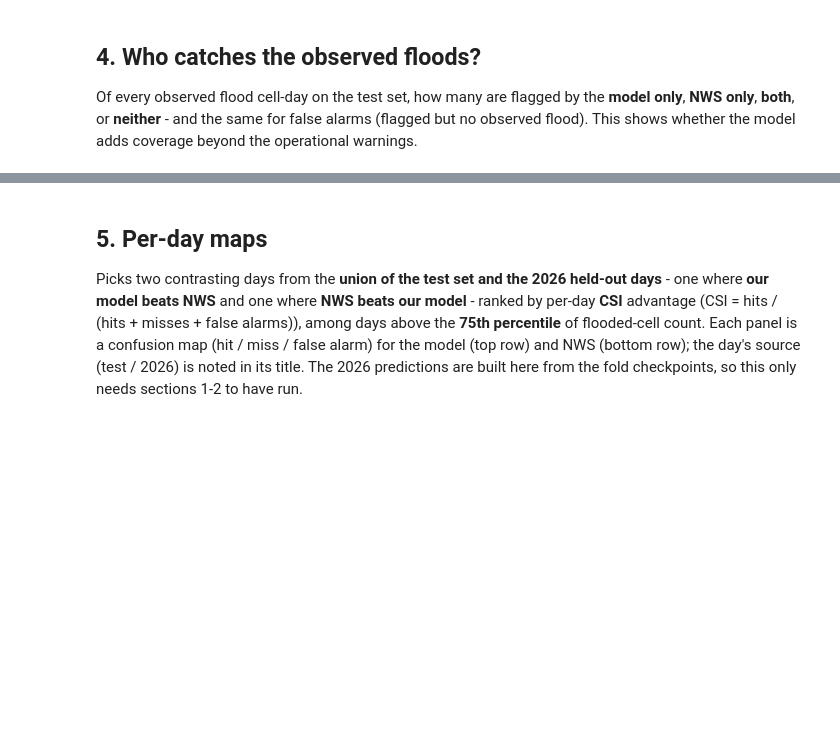
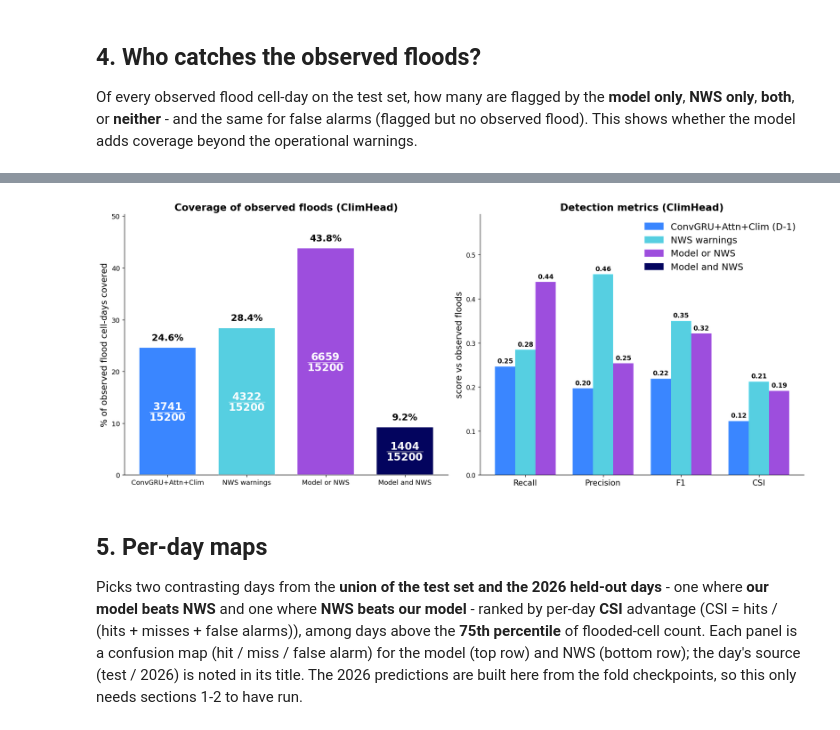
Before and after one commit to imbishal7/goes-signatures-for-flood, a Jupyter notebook: notebooks/model/03_vs_nws_warnings.ipynb, the cells around one changed output, grey strips where cells are left out. Cells and saved outputs as stored; diff of their text form; code cells hidden in the pictures; blank space fills up the shorter version.

```diff
--- a/notebooks/model/03_vs_nws_warnings.ipynb
+++ b/notebooks/model/03_vs_nws_warnings.ipynb
@@ -39,9 +39,12 @@ from floodlens import foldsplit
 from floodlens.config import STATES_GEOJSON, UNIFIED_PARQUET, build_grid_cells, model_artifact
 from floodlens.gridindex import build_pix2cell
 import floodlens.trainers.convgru_attn as convgru_attn  # noqa: E402
+import floodlens.trainers.convgru_attn_clim as convgru_attn_clim  # noqa: E402
 
 DEVICE = "cuda:0" if torch.cuda.is_available() else "cpu"
-DEEP = {"convgru_attn": convgru_attn}          # committed model (nb03 is ConvGRU+attn only)
+# Two deep models compared here: the committed ConvGRU+attn and the same model with
+# a per-cell climatology prior (ClimHead). Both are 6-fold ensembles.
+DEEP = {"convgru_attn": convgru_attn, "convgru_attn_clim": convgru_attn_clim}
 N_FOLDS = foldsplit.N_FOLDS
 
 _, GRID_R, GRID_C, land = build_pix2cell()
@@ -348,0 +410,77 @@ plt.show()
+# %%
+# Same coverage + detection plot, for the ClimHead model (convgru_attn_clim) vs NWS.
+import matplotlib.patches as mpatches
+ml = M2[:, land].astype(bool).ravel()
+wl = W[:, land].astype(bool).ravel()
+yl = Y[:, land].astype(bool).ravel()
+ul = ml | wl                                                 # union: caught by model OR NWS
+pos = int(yl.sum())
+both = int((ml & wl & yl).sum()); mo = int((ml & ~wl & yl).sum())
+wo = int((~ml & wl & yl).sum()); miss = int((~ml & ~wl & yl).sum())
+
+MC, NC, UC, IC = "#3a86ff", "#56cfe1", "#9d4edd", "#03045e"  # model, NWS, union, intersection (colorblind-safe cool)
+disp = "ConvGRU+Attn+Clim"
+
+
+def _bm(pred):
+    tp = int((pred & yl).sum()); fp = int((pred & ~yl).sum()); fn = int((~pred & yl).sum())
+    P = tp / (tp + fp + 1e-9); R = tp / (tp + fn + 1e-9)
+    return R, P, 2 * P * R / (P + R + 1e-9), tp / (tp + fp + fn + 1e-9)   # recall, prec, F1, CSI
+
+
+mvals, wvals, uvals = _bm(ml), _bm(wl), _bm(ul)
+# order: ConvGRU+Attn+Clim, NWS warnings, Model or NWS, Model and NWS
+cov_labels = [disp, "NWS warnings", "Model or NWS", "Model and NWS"]
+cov_num = [both + mo, both + wo, both + mo + wo, both]      # flooded cells detected
+cov_vals = [n / pos * 100 for n in cov_num]
+cov_cols = [MC, NC, UC, IC]
+print(f"observed flood cell-days on test: {pos:,} ({len(te_days)} days)")
+for lab, v in zip(cov_labels, cov_vals):
+    print(f"  {lab.replace(chr(10), ' '):<28}: {v:5.1f}%")
+
+fig, (axL, axR) = plt.subplots(1, 2, figsize=(16, 6.5), dpi=120,        # 1920 x 780 px (poster)
+                               constrained_layout=True)
+fig.patch.set_alpha(0)
+axL.set_facecolor("none"); axR.set_facecolor("none")
+
+# --- left: % of observed flood cell-days covered (vertical bars) ---
+xs = np.arange(len(cov_labels))
+bars = axL.bar(xs, cov_vals, color=cov_cols, edgecolor="white", width=0.72)
+for b, v, n in zip(bars, cov_vals, cov_num):
+    axL.text(b.get_x() + b.get_width() / 2, v + 1, f"{v:.1f}%",
+             ha="center", va="bottom", fontsize=15, fontweight="bold")
+    axL.text(b.get_x() + b.get_width() / 2, v / 2,
+             f"$\\mathbf{{\\dfrac{{{n}}}{{{pos}}}}}$",
+             ha="center", va="center", fontsize=17, fontweight="bold", color="white")
+axL.set_xticks(xs); axL.set_xticklabels(cov_labels, fontsize=12.5)
+axL.set_ylabel("% of observed flood cell-days covered", fontsize=14)
+axL.set_ylim(0, max(cov_vals) * 1.15)
+axL.set_title("Coverage of observed floods (ClimHead)", fontsize=16, fontweight="bold")
+axL.tick_params(labelsize=11); axL.spines[["top", "right"]].set_visible(False)
+
+# --- right: detection metrics (recall / precision / F1 / CSI) ---
+keys = ["Recall", "Precision", "F1", "CSI"]
+x = np.arange(len(keys)); bw = 0.26
+# order: ConvGRU+Attn+Clim, NWS warnings, Model or NWS (no "Model and NWS" here)
+for off, v3, lab, col in [(-bw, mvals, f"{disp} (D-1)", MC),
+                          (0.0, wvals, "NWS warnings", NC),
+                          (bw, uvals, "Model or NWS", UC)]:
+    axR.bar(x + off, v3, bw, label=lab, color=col)
+    for xi, vi in zip(x, v3):
+        axR.text(xi + off, vi + 0.008, f"{vi:.2f}", ha="center", fontsize=10.5,
+                 fontweight="bold")
+axR.set_xticks(x); axR.set_xticklabels(keys, fontsize=13)
+axR.set_ylabel("score vs observed floods", fontsize=14)
+axR.set_ylim(0, max(max(mvals), max(wvals), max(uvals)) * 1.30)
+axR.set_title("Detection metrics (ClimHead)", fontsize=16, fontweight="bold")
+axR.legend(handles=[mpatches.Patch(color=MC, label=f"{disp} (D-1)"),
+                    mpatches.Patch(color=NC, label="NWS warnings"),
+                    mpatches.Patch(color=UC, label="Model or NWS"),
+                    mpatches.Patch(color=IC, label="Model and NWS")],
+           fontsize=15, frameon=False)
+axR.spines[["top", "right"]].set_visible(False)
+
+POSTER = Path("poster_figs"); POSTER.mkdir(exist_ok=True)
+fig.savefig(POSTER / "4_coverage_and_metrics_clim.png", dpi=120, transparent=True)  # 1920x780
+plt.show()
+# %% [output]
@@ -349,3 +492,4 @@ plt.show()
+[figure, added]
 # %% [markdown]
 ## 5. Per-day maps
 
```
Also changed, not shown: parts of 10 cells of this notebook, 12 other files.
